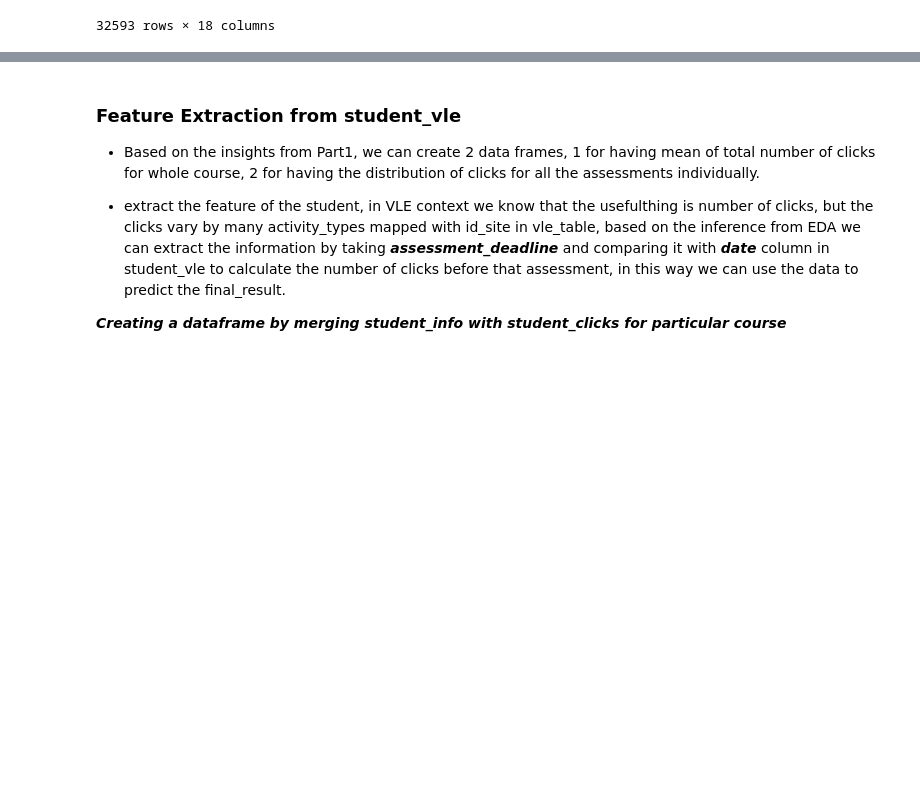
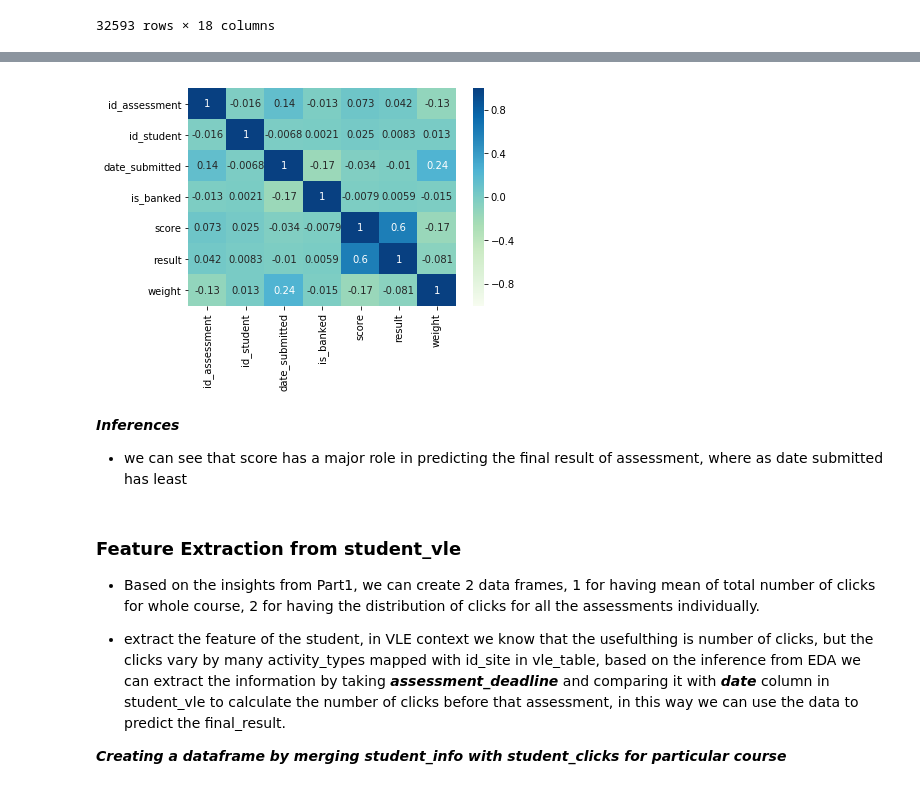
Before and after one commit to Heramb001/LearningAnalytics_Predicting_students_at-risk, a Jupyter notebook: CS_773_Data_Mining_Project_3_Feature_Engineering.ipynb, the cells around one changed output, grey strips where cells are left out. Saved outputs shown, nothing was run; the diff lists cells and outputs as text; code cells hidden in the pictures; blank space fills up the shorter version.

```diff
--- a/CS_773_Data_Mining_Project_3_Feature_Engineering.ipynb
+++ b/CS_773_Data_Mining_Project_3_Feature_Engineering.ipynb
@@ -144,3 +170,18 @@ memory usage: 6.6+ MB
+# %%
+#assesments table
+#assessments.info()
+#assessments[assessments['date']=='?']
+#assessments[assessments['code_module']=='EEE']
+#---- merge tables assessments and student_assessments
+student_assessments_all = pd.merge(student_asmt, assessments, how = 'outer', on='id_assessment' )
+#plotting correlation matrix to determine inportant feature for predicting the result
+sns.heatmap(student_assessments_all.corr(), annot = True, vmin = -1, cmap = 'GnBu')
+plt.show()
+# %% [output]
+[figure, added]
+# %% [markdown]
+***Inferences***
+- we can see that score has a major role in predicting the final result of assessment, where as date submitted has least
 # %% [markdown]
 ### Feature Extraction from student_vle
 
```
Also changed, not shown: parts of 9 cells of this notebook, 1 other file.
